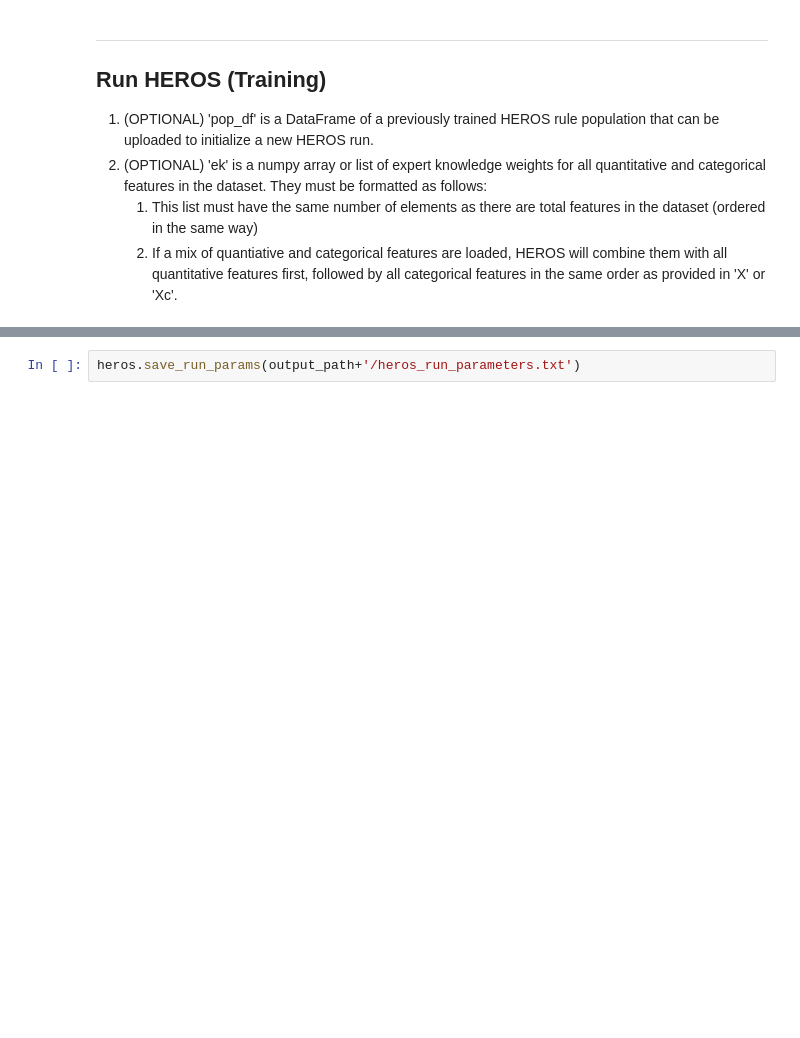
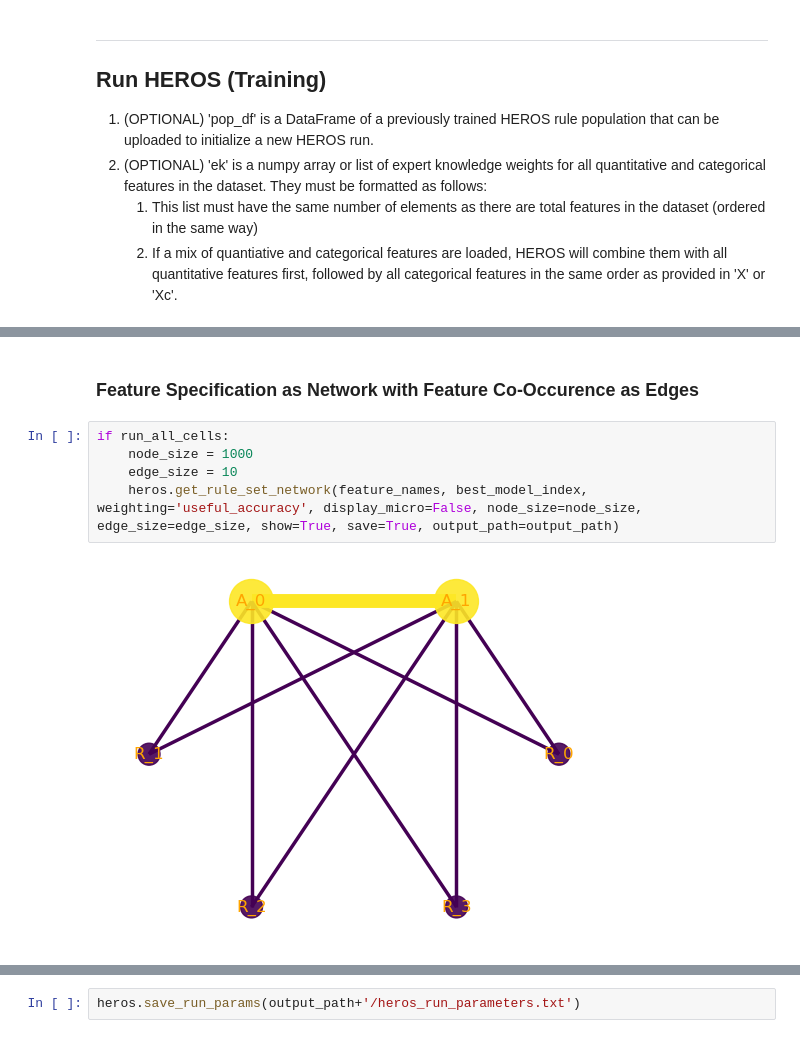
Before and after one commit to UrbsLab/heros, a Jupyter notebook: HEROS_Demo_Notebook.ipynb, the cells around one changed output, grey strips where cells are left out. Saved outputs shown, nothing was run; the diff lists cells and outputs as text; blank space fills up the shorter version.

```diff
--- a/HEROS_Demo_Notebook.ipynb
+++ b/HEROS_Demo_Notebook.ipynb
@@ -246,0 +449,9 @@ Random Seed Check - End: 0.32432934269137703
+# %% [markdown]
+### Feature Specification as Network with Feature Co-Occurence as Edges
+# %%
+if run_all_cells:
+    node_size = 1000
+    edge_size = 10
+    heros.get_rule_set_network(feature_names, best_model_index, weighting='useful_accuracy', display_micro=False, node_size=node_size, edge_size=edge_size, show=True, save=True, output_path=output_path)
+# %% [output]
+[figure, added]
```
Also changed, not shown: parts of 119 cells of this notebook, 23 other files.
